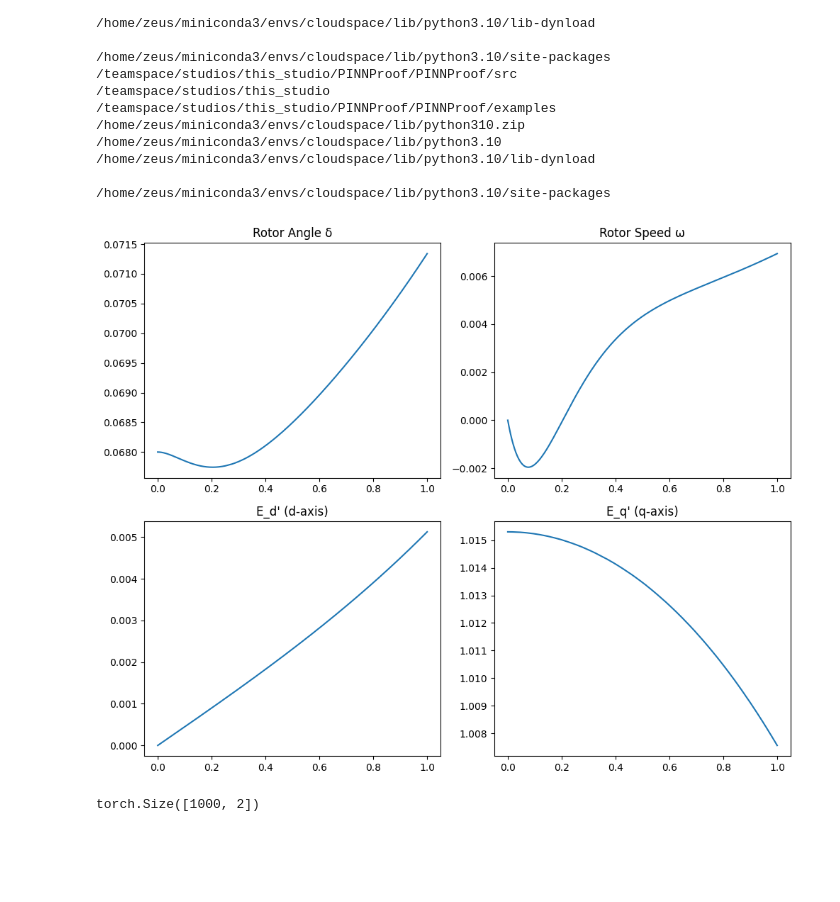
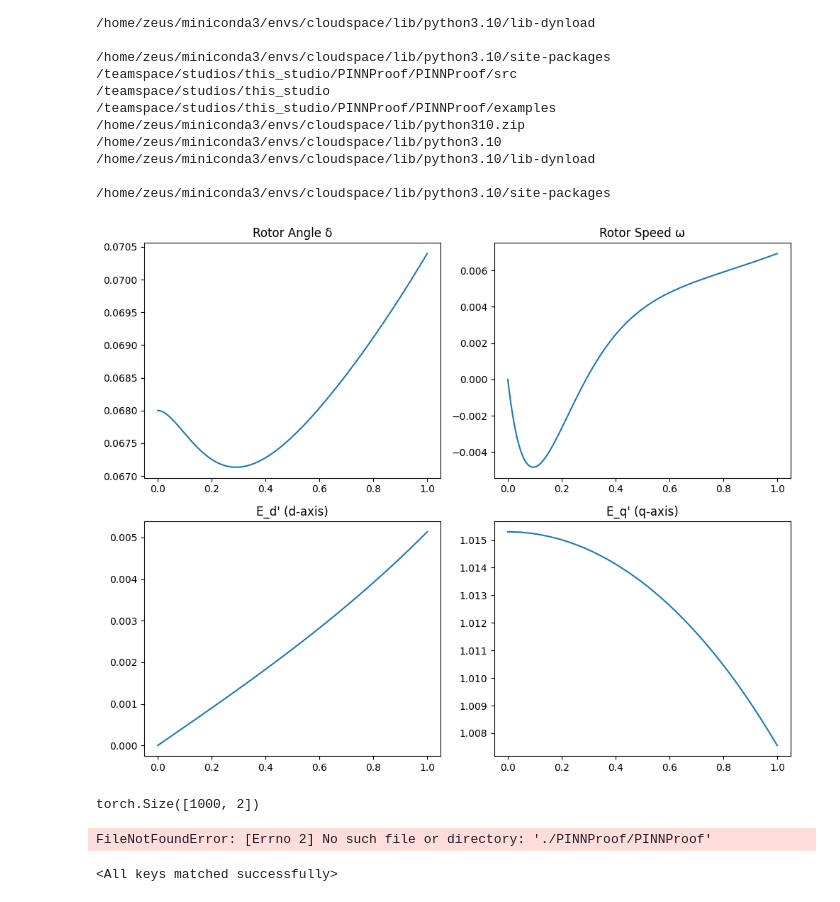
Before and after one commit to elpetros99/PINNProof, a Jupyter notebook: examples/example_SM4.ipynb, the cells around one changed output. Drawn from its saved outputs; the diff is of its cells as text; code cells hidden in the pictures; blank space fills up the shorter version.

```diff
--- a/examples/example_SM4.ipynb
+++ b/examples/example_SM4.ipynb
@@ -51,7 +51,7 @@ class SynchronousMachine(nn.Module):
         self.theta_tensor = None
 
     def forward(self, t, y):
-        delta, omega, E_d_dash, E_q_dash, V_t,theta_vs  = y
+        delta, omega, E_d_dash, E_q_dash,P_m, V_t,theta_vs  = y
         # V_t = self.get_V(t)
         # theta_vs = self.get_theta(t)
         v1 = E_d_dash - V_t * torch.sin(delta - theta_vs)
@@ -60,13 +60,14 @@ class SynchronousMachine(nn.Module):
         I_q = self.Z_inverse[1, 0] * v1 + self.Z_inverse[1, 1] * v2
         P_e = E_d_dash * I_d + E_q_dash * I_q + (self.X_q_dash - self.X_d_dash) * I_d * I_q
         ddelta_dt = omega
-        domega_dt = (self.omega_B / (2 * self.H)) * (self.P_m - P_e - self.D * omega)
+        domega_dt = (self.omega_B / (2 * self.H)) * (P_m - P_e - self.D * omega)
         # Internal voltages assumed constant
-        dE_d_dash_dt = (1 / self.T_d_dash) * (- E_q_dash - I_d * (self.X_d - self.X_d_dash) + self.E_fd)
-        dE_q_dash_dt = (1 / self.T_q_dash) * (- E_d_dash + I_q * (self.X_q - self.X_q_dash))
-        dV_t = torch.tensor(0)
-        d_theta_vs =torch.tensor(0)
-        return torch.stack([ddelta_dt, domega_dt, dE_d_dash_dt, dE_q_dash_dt, dV_t,d_theta_vs])
+        dE_d = (1 / self.T_d_dash) * (- E_q_dash - I_d * (self.X_d - self.X_d_dash) + self.E_fd)
+        dE_q = (1 / self.T_q_dash) * (- E_d_dash + I_q * (self.X_q - self.X_q_dash))
+        dP_m = torch.tensor(0.0, dtype=y.dtype, device=y.device)
+        dV_t = torch.tensor(0.0, dtype=y.dtype, device=y.device)
+        d_theta_vs =torch.tensor(0.0, dtype=y.dtype, device=y.device)
+        return torch.stack([ddelta_dt, domega_dt, dE_d, dE_q,dP_m, dV_t,d_theta_vs])
 
     def interface(self, dataset):
             Vs = dataset[:,:,-2]
@@ -120,39 +121,39 @@ machine = SynchronousMachine(
 solver = ODE_conventional(machine.forward, machine.interface)
 
 # 4) Pick an initial state [δ₀, ω₀, E′d₀, E′q₀]
-x0 = [0.0680, 0.0, 0.0, 1.0153,1,0]
+x0 = [0.0680, 0.0, 0.0, 1.0153,0.7, 1,0]
 
 # 5) Solve!
 t, sol = solver.solve(x0, t_final, num_points)
 delta = sol[:,0]; omega = sol[:,1]
 E_d = sol[:,2]; E_q = sol[:,3]
 
 # plot all states & currents
 fig, axs = plt.subplots(2,2,figsize=(10,8))
 axs = axs.flatten()
 axs[0].plot(t.squeeze(), delta.detach()); axs[0].set_title('Rotor Angle δ')
 axs[1].plot(t.squeeze(), omega.detach()); axs[1].set_title('Rotor Speed ω')
 axs[2].plot(t.squeeze(), E_d.detach()); axs[2].set_title("E_d' (d-axis)")
 axs[3].plot(t.squeeze(), E_q.detach()); axs[3].set_title("E_q' (q-axis)")
 # axs[4].plot(t.squeeze(), I_D.detach()); axs[4].set_title('Current I_D')
 # axs[5].plot(t.squeeze(), I_Q.detach()); axs[5].set_title('Current I_Q')
 plt.tight_layout()
 # # plt.show()
 # # 6) Extract and plot
 # fig, axs = plt.subplots(2, 2, figsize=(12, 10))
 # axs = axs.flatten()
 # labels = ['δ', 'ω', "E_d'", "E_q'", "E_q''", "E_d''", 'I_D', 'I_Q']
 # for i in range(4):
 #     axs[i].plot(t.squeeze(), sol[:, i].detach())
 #     axs[i].set_ylabel(labels[i])
 # # axs[6].plot(time_pts.squeeze(), I_D.detach()); axs[6].set_ylabel('I_D')
 # # axs[7].plot(time_pts.squeeze(), I_Q.detach()); axs[7].set_ylabel('I_Q')
 # for ax in axs:
 #     ax.set_xlabel('Time [s]')
 # plt.tight_layout()
 # plt.show()
 # %% [output]
-[figure, old version]
+[figure, new version]
 # %%
 V_profile.shape
 # %% [output]
@@ -184,14 +186,17 @@ t, data, ics = solver.generate_dataset(
 )
 # %%
 I_D, I_Q = solver.interface(data)
+# %%
+from pretrained_models.architectures import Network
+import os
+os.getcwd()
+# Change to a new directory
+os.chdir("./PINNProof/PINNProof")
+print("After Changing:", os.getcwd())
+# %% [output]
+FileNotFoundError: [Errno 2] No such file or directory: './PINNProof/PINNProof'
 # %%
-from pretrained_models.architectures import Network
-import os
-os.getcwd()
-# Change to a new directory
-os.chdir("./PINNProof/PINNProof")
-print("After Changing:", os.getcwd())
-model=Network(input_size=6, hidden_size=64, output_size=4, num_layers=3,activation="tanh")
+model=Network(input_size=8, hidden_size=64, output_size=4, num_layers=3,activation="tanh")
 device = torch.device("cuda" if torch.cuda.is_available() else "cpu")
 model_path = "examples/pretrained_models/SM4_P_LBFGS_seed7.pth"
 model_data = torch.load(model_path, weights_only=True, map_location=device)
@@ -204,3 +209,5 @@ else:
     print("Model state keys:", state_dict.keys())
     print("Expected model keys:", model.state_dict().keys())
 model.load_state_dict(state_dict)
+# %% [output]
+<All keys matched successfully>
```
Also changed, not shown: parts of 1 cell of this notebook, 2 other files.
